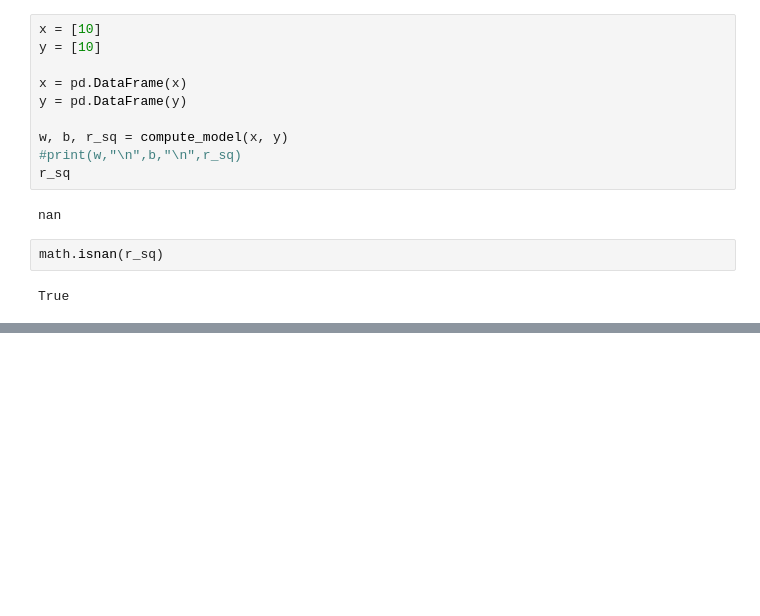
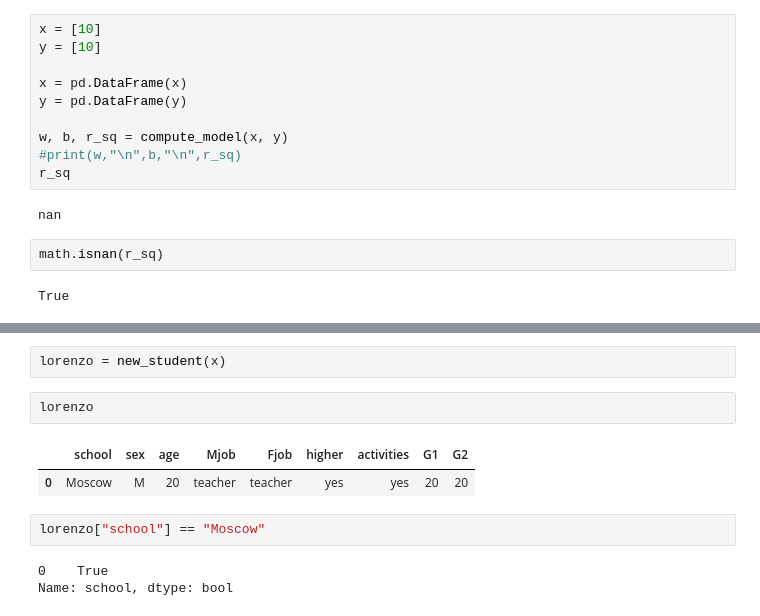
Before and after one commit to MishkaKnizhka98/Project, a Jupyter notebook: test (sandbox).ipynb, the cells around one changed output, grey strips where cells are left out. Saved outputs shown, nothing was run; the diff lists cells and outputs as text; blank space fills up the shorter version.

```diff
--- a/test (sandbox).ipynb
+++ b/test (sandbox).ipynb
@@ -164,0 +225,12 @@ new_student(x)
+# %%
+lorenzo = new_student(x)
+# %%
+lorenzo
+# %% [output]
+|  | school | sex | age | Mjob | Fjob | higher | activities | G1 | G2 |
+| 0 | Moscow | M | 20 | teacher | teacher | yes | yes | 20 | 20 |
+# %%
+lorenzo["school"] == "Moscow"
+# %% [output]
+0    True
+Name: school, dtype: bool
```
Also changed, not shown: parts of 20 cells of this notebook, 4 other files.
